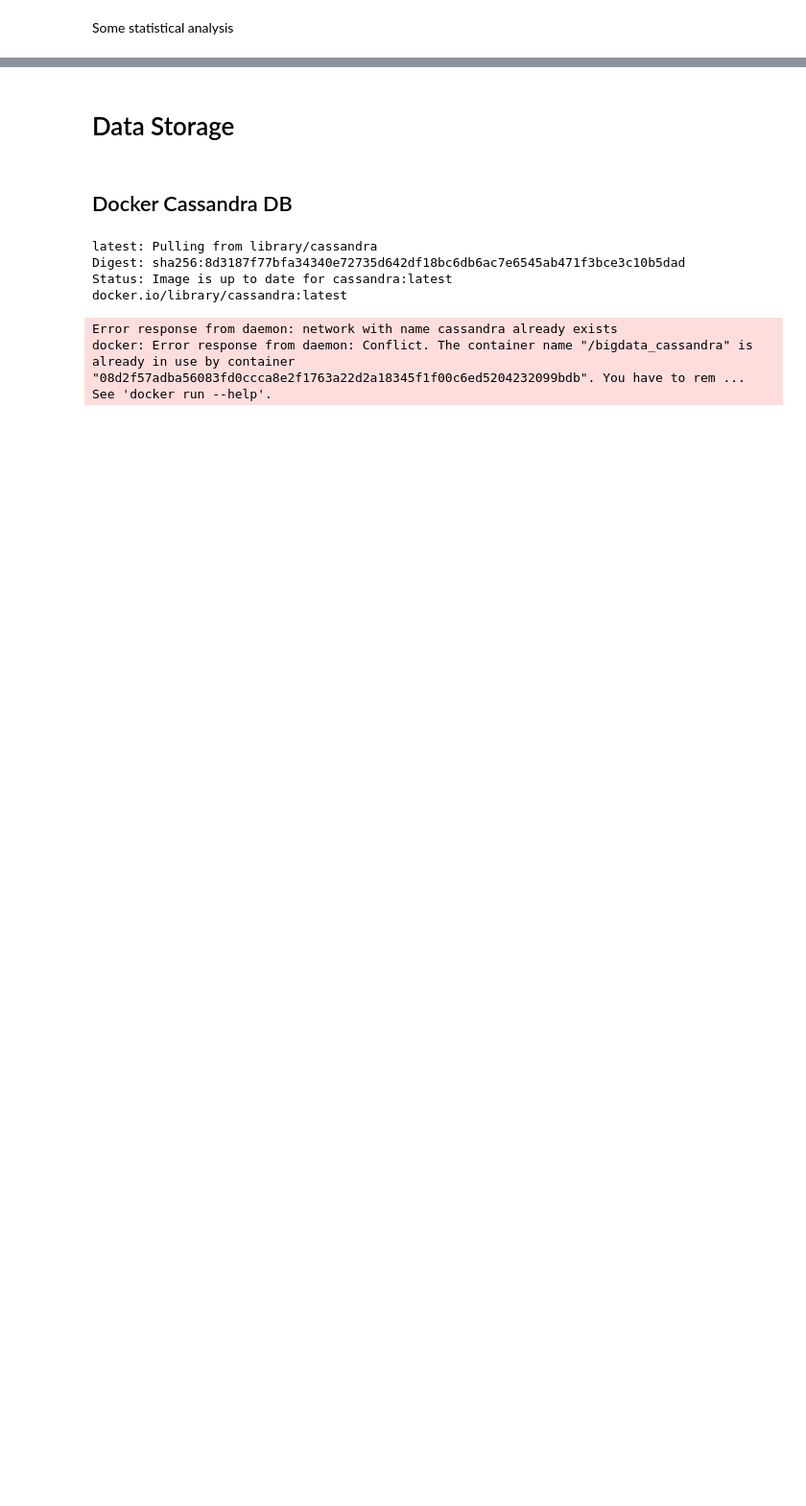
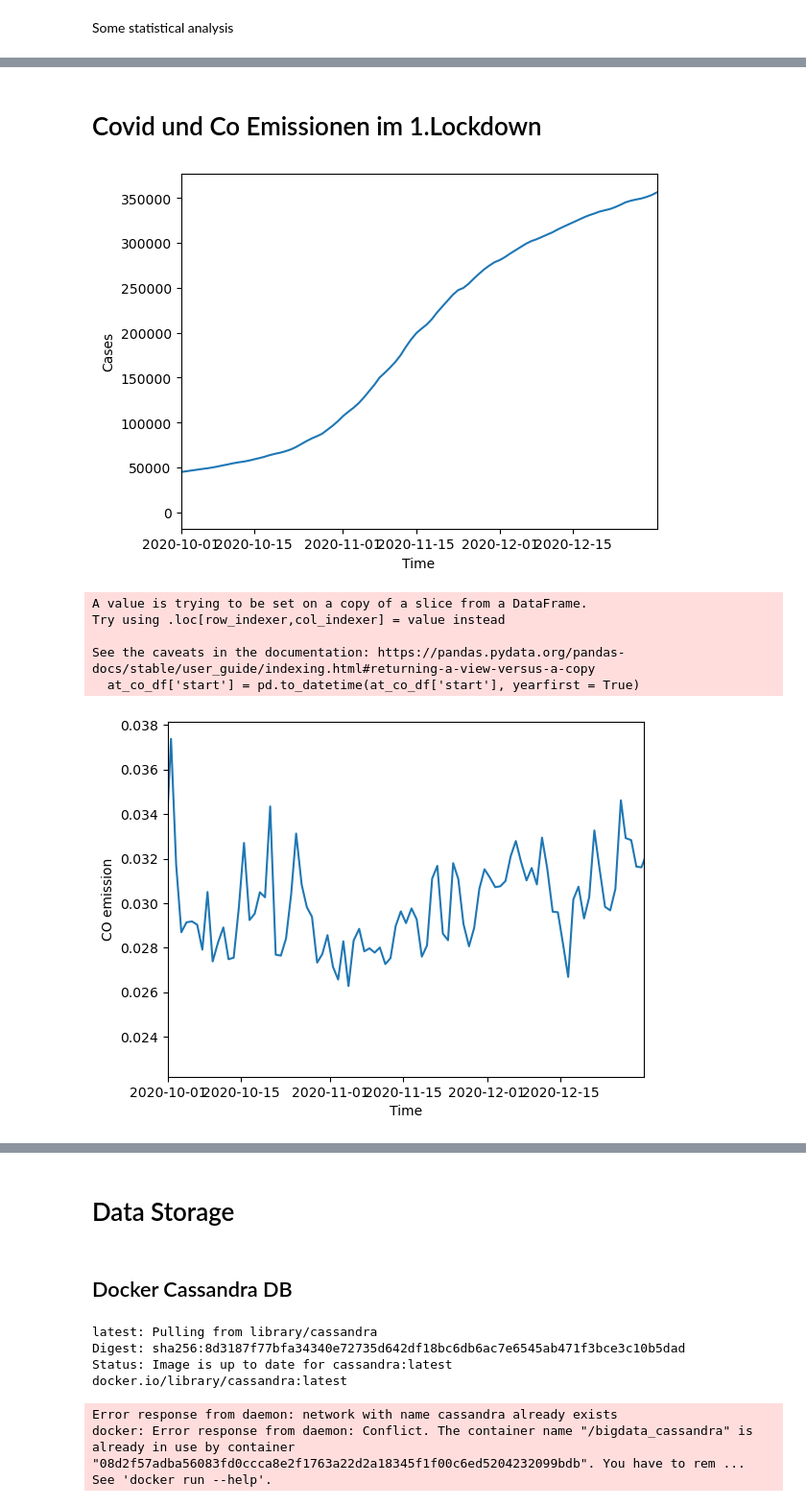
Before and after one commit to SunnyTrashpanda/BIGDA-Covid19-CO2, a Jupyter notebook: main.ipynb, the cells around one changed output, grey strips where cells are left out. Shown at 96% size. Drawn from its saved outputs; the diff is of its cells as text; code cells hidden in the pictures; blank space fills up the shorter version.

```diff
--- a/main.ipynb
+++ b/main.ipynb
@@ -72,0 +280,29 @@ Some statistical analysis
+# %% [markdown]
+# Covid und Co Emissionen im 1.Lockdown
+# %%
+##fig.2 dann die lokalen extrema lesbar vl auch nur von 2020.11. an oder so
+plt.plot(at_covid_df["Date"], at_covid_df['Cases'])
+plt.xlabel('Time')
+plt.ylabel('Cases')
+plt.yticks()
+ax = plt.gca()
+ax.set_xlim([datetime.date(2020, 10, 1), datetime.date(2020, 12, 31)])
+plt.show()
+
+# at_co_df['start'] = [value.split('T', 1)[0] for value in at_co_df['start']]
+at_co_df['start'] = pd.to_datetime(at_co_df['start'], yearfirst=True)
+plt.plot(at_co_df['start'], at_co_df['average'])
+plt.xlabel('Time')
+plt.ylabel('CO emission')
+plt.yticks()
+ax = plt.gca()
+ax.set_xlim([datetime.date(2020, 10, 1), datetime.date(2020, 12, 31)])
+plt.show()
+# %% [output]
+[figure, added]
+A value is trying to be set on a copy of a slice from a DataFrame.
+Try using .loc[row_indexer,col_indexer] = value instead
+
+See the caveats in the documentation: https://pandas.pydata.org/pandas-docs/stable/user_guide/indexing.html#returning-a-view-versus-a-copy
+  at_co_df['start'] = pd.to_datetime(at_co_df['start'], yearfirst = True)
+[figure, added]
```
Also changed, not shown: parts of 120 cells of this notebook.
